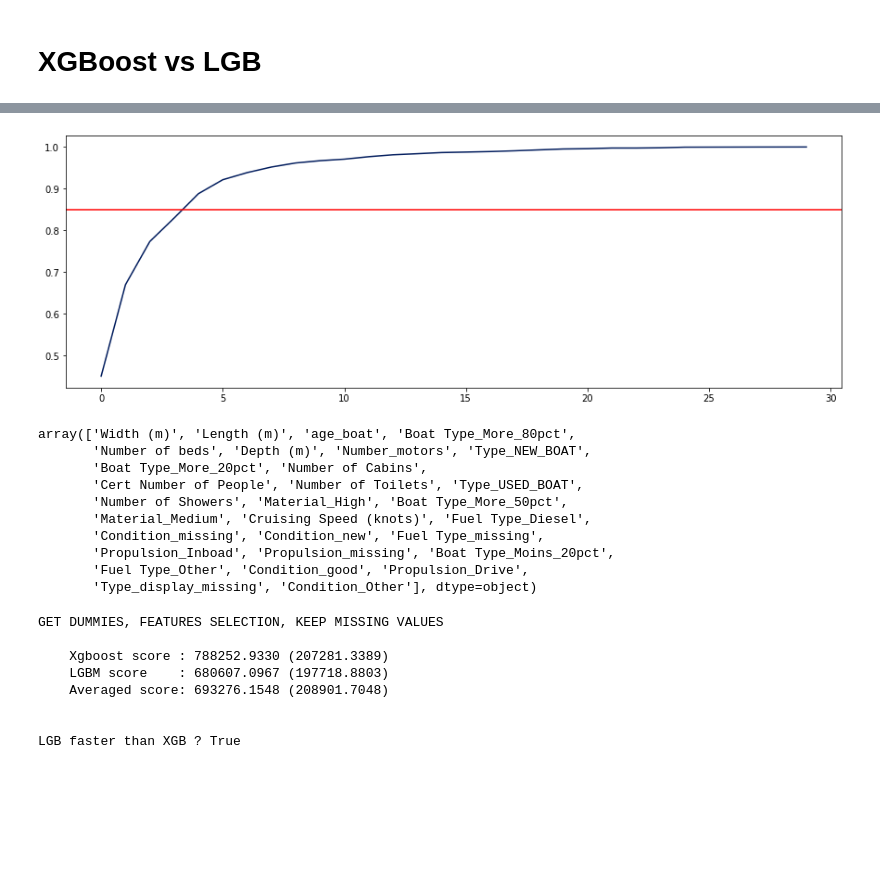
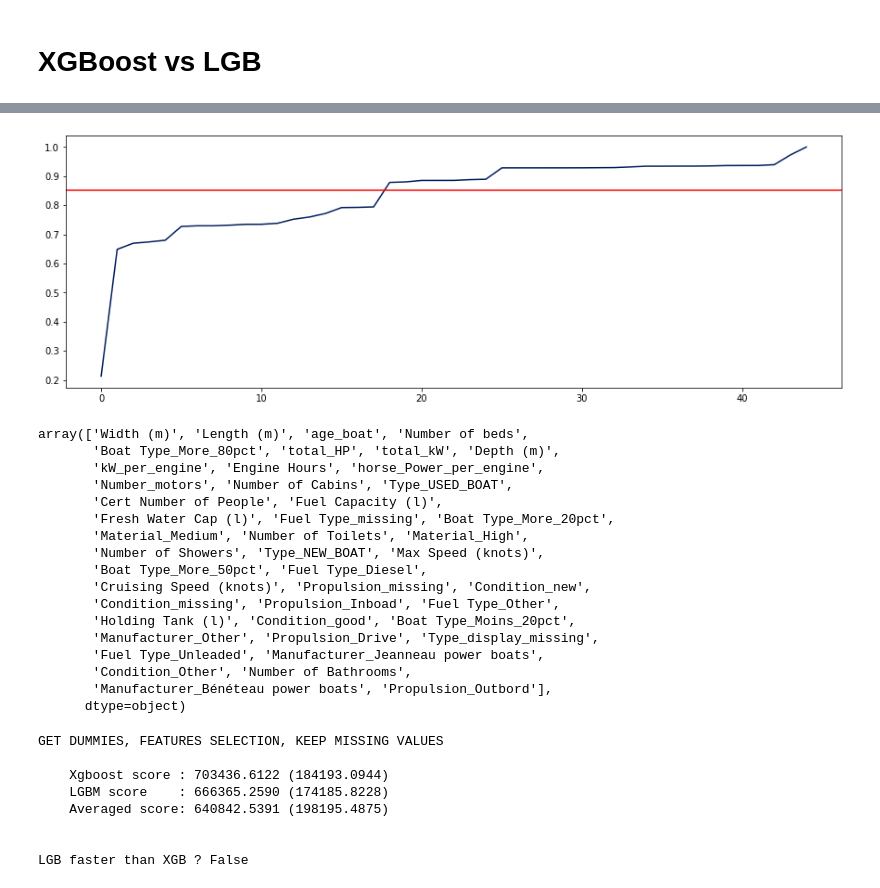
Before and after one commit to lovedatascience1/AcademyPublic, a Jupyter notebook: Boats.ipynb, the cells around one changed output, grey strips where cells are left out. Saved outputs shown, nothing was run; the diff lists cells and outputs as text; code cells hidden in the pictures; blank space fills up the shorter version.

```diff
--- a/Boats.ipynb
+++ b/Boats.ipynb
@@ -2656,44 +2647,66 @@ Name: Price_CHF, Length: 3433, dtype: float64
+# %%
+X_features = train.columns.to_list()
+X_features.remove('Advertisement Date')
+X_features.remove('Material_Low')
+X_features.remove('Price_CHF')
+
+Y_feature = 'Price_CHF'
+# %%
+X_train = train[X_features]
+X_test = test[X_features]
+Y_train = train[Y_feature]
+Y_test = test[Y_feature]
+
+X_valid = validation[X_features]
+Y_valid = validation[Y_feature]
 # %%
 def rmsle(predicted, real):
     sum=0.0
     for x in range(len(predicted)):
         p = np.log(predicted[x]+1)
         r = np.log(real[x]+1)
         sum = sum + (p - r)**2
     return (sum/len(predicted))**0.5
 
 
 model = ensemble.RandomForestRegressor(n_jobs=-1, n_estimators = 100, random_state=42)
 model.fit(X_train, Y_train)
 
 # Graphs section
 fig = plt.figure(figsize=(15,5))
 ax1 = plt.subplot(111)
 plt.plot(np.cumsum(model.feature_importances_))
 plt.axhline(0.85,color= 'r')
 
 NUM_OF_FEATURES = 50
 
 col = pd.DataFrame({'importance': model.feature_importances_, 'feature': X_train.columns}).sort_values(
     by=['importance'], ascending=[False])[:NUM_OF_FEATURES]['feature'].values
 
-X_train_sel = X_train[col]
-X_test_sel = X_test[col]
+X_train = X_train[col]
+X_test = X_test[col]
 # %% [output]
-[figure, old version]
+[figure, new version]
 # %%
 col
 # %% [output]
-array(['Width (m)', 'Length (m)', 'age_boat', 'Boat Type_More_80pct',
-       'Number of beds', 'Depth (m)', 'Number_motors', 'Type_NEW_BOAT',
-       'Boat Type_More_20pct', 'Number of Cabins',
-       'Cert Number of People', 'Number of Toilets', 'Type_USED_BOAT',
-       'Number of Showers', 'Material_High', 'Boat Type_More_50pct',
-       'Material_Medium', 'Cruising Speed (knots)', 'Fuel Type_Diesel',
-       'Condition_missing', 'Condition_new', 'Fuel Type_missing',
-       'Propulsion_Inboad', 'Propulsion_missing', 'Boat Type_Moins_20pct',
-       'Fuel Type_Other', 'Condition_good', 'Propulsion_Drive',
-       'Type_display_missing', 'Condition_Other'], dtype=object)
+array(['Width (m)', 'Length (m)', 'age_boat', 'Number of beds',
+       'Boat Type_More_80pct', 'total_HP', 'total_kW', 'Depth (m)',
+       'kW_per_engine', 'Engine Hours', 'horse_Power_per_engine',
+       'Number_motors', 'Number of Cabins', 'Type_USED_BOAT',
+       'Cert Number of People', 'Fuel Capacity (l)',
+       'Fresh Water Cap (l)', 'Fuel Type_missing', 'Boat Type_More_20pct',
+       'Material_Medium', 'Number of Toilets', 'Material_High',
+       'Number of Showers', 'Type_NEW_BOAT', 'Max Speed (knots)',
+       'Boat Type_More_50pct', 'Fuel Type_Diesel',
+       'Cruising Speed (knots)', 'Propulsion_missing', 'Condition_new',
+       'Condition_missing', 'Propulsion_Inboad', 'Fuel Type_Other',
+       'Holding Tank (l)', 'Condition_good', 'Boat Type_Moins_20pct',
+       'Manufacturer_Other', 'Propulsion_Drive', 'Type_display_missing',
+       'Fuel Type_Unleaded', 'Manufacturer_Jeanneau power boats',
+       'Condition_Other', 'Number of Bathrooms',
+       'Manufacturer_Bénéteau power boats', 'Propulsion_Outbord'],
+      dtype=object)
 # %%
 # Define evaluation method for a given model. we use k-fold cross validation on the training set.
 # The loss function is root mean square logarithm error between target and prediction
@@ -2787,10 +2800,10 @@ print('\nLGB faster than XGB ?',time_d['LGB']>time_d['XGB'])
 # %% [output]
 GET DUMMIES, FEATURES SELECTION, KEEP MISSING VALUES
 
-    Xgboost score : 788252.9330 (207281.3389)
-    LGBM score    : 680607.0967 (197718.8803)
-    Averaged score: 693276.1548 (208901.7048)
+    Xgboost score : 703436.6122 (184193.0944)
+    LGBM score    : 666365.2590 (174185.8228)
+    Averaged score: 640842.5391 (198195.4875)
 
 
-LGB faster than XGB ? True
+LGB faster than XGB ? False
 # %%
```
Also changed, not shown: parts of 28 cells of this notebook.
